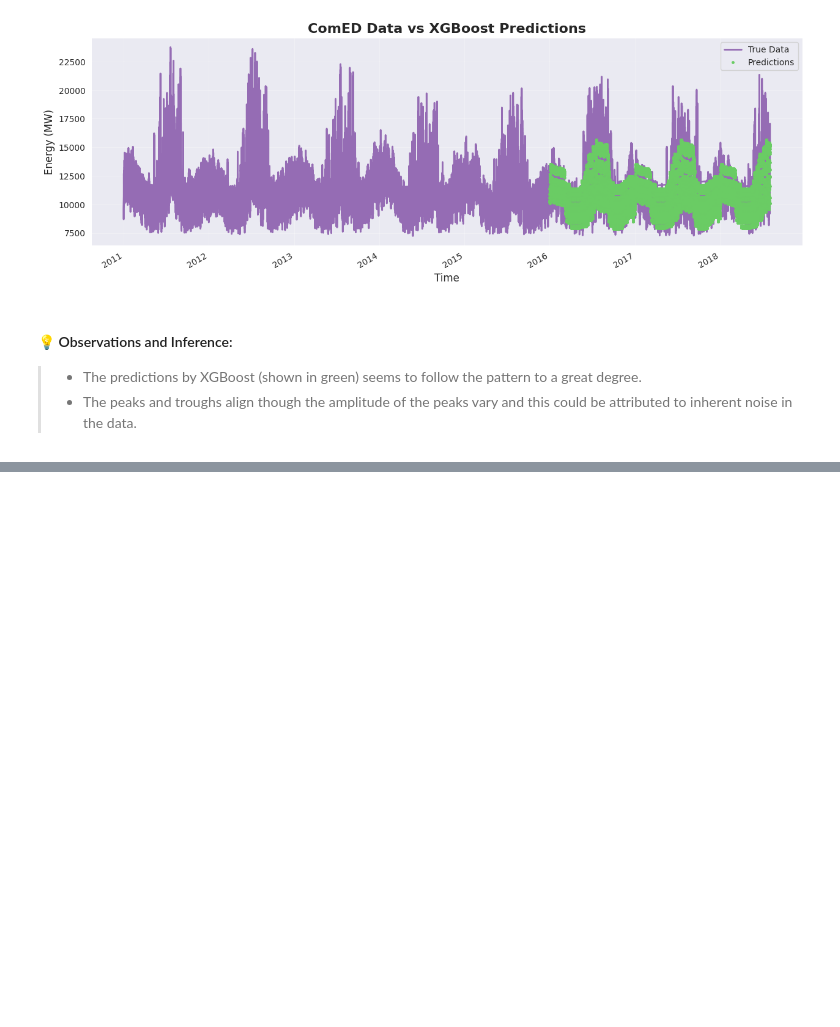
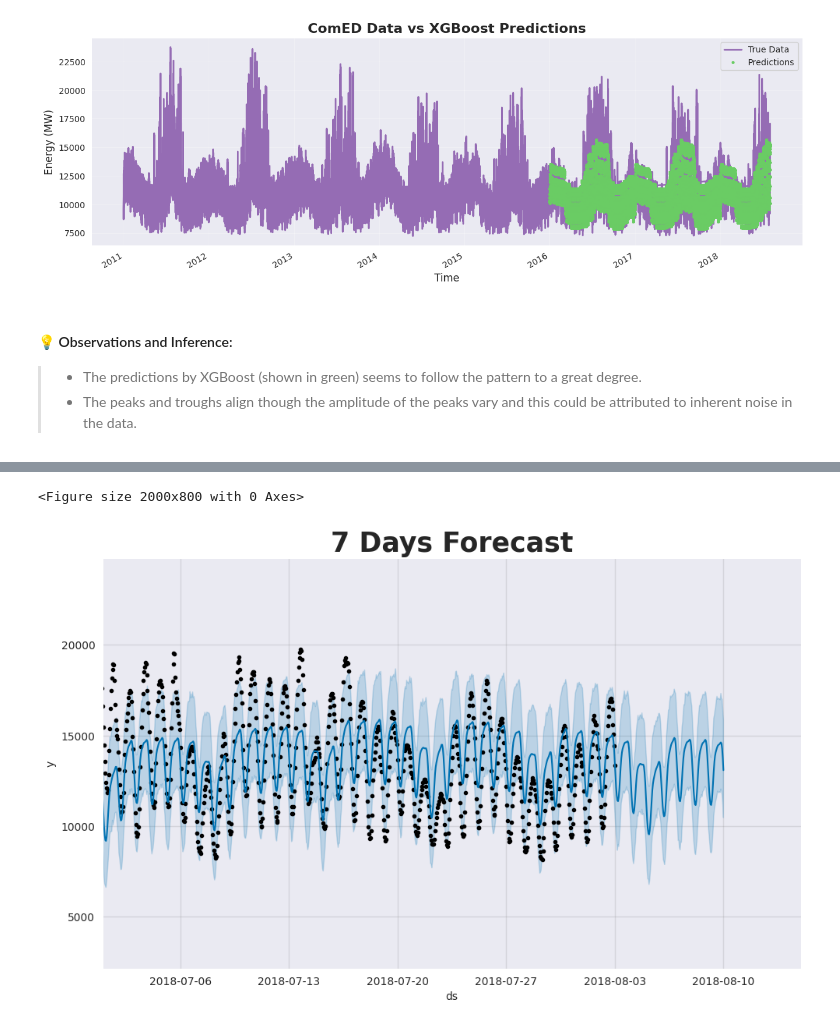
Before and after one commit to Tahsinmullick/energy_consumption_forecast_and_causal_modeling, a Jupyter notebook: Energy_Consumption_Modeling,_Forecast_and_Causal_Inference.ipynb, the cells around one changed output, grey strips where cells are left out. Saved outputs shown, nothing was run; the diff lists cells and outputs as text; code cells hidden in the pictures; blank space fills up the shorter version.

```diff
--- a/Energy_Consumption_Modeling,_Forecast_and_Causal_Inference.ipynb
+++ b/Energy_Consumption_Modeling,_Forecast_and_Causal_Inference.ipynb
@@ -1096,0 +1189,3 @@ plt.show()
+# %%
+# This time, we will use all data (train and test) to train our model
+new_df = index_to_column(df_comed_energy2)
@@ -1096,0 +1201,6 @@ plt.show()
+# %%
+prophet_model2 = Prophet(interval_width=0.95)
+prophet_model2.fit(new_df)
+# 7 days to the future (7x24 = 168)
+future_dates = prophet_model2.make_future_dataframe(periods=168, freq='H')
+prophet_pred2 = prophet_model2.predict(future_dates)
@@ -1097,11 +1217,11 @@ plt.show()
 # %%
-df_plot2 = pd.DataFrame({'Hour':future_dates2['Hour'], 'xgb_pred2':xgb_pred2})
-
-last_week = df['2018-07-01':'2018-08-15']
-
 plt.figure(figsize=(20,8))
 
-last_week['DAYTON_MW'].plot()
-df_plot2['xgb_pred2'].plot()
+fig = prophet_model2.plot(prophet_pred2, uncertainty=True)
+ax = fig.gca()
+ax.set_xlim(pd.to_datetime(['2018-07-01', '2018-08-15']))
 plt.title('7 Days Forecast', weight='bold', fontsize=25)
 plt.show()
+# %% [output]
+<Figure size 2000x800 with 0 Axes>
+[figure, added]
```
Also changed, not shown: parts of 27 cells of this notebook.
